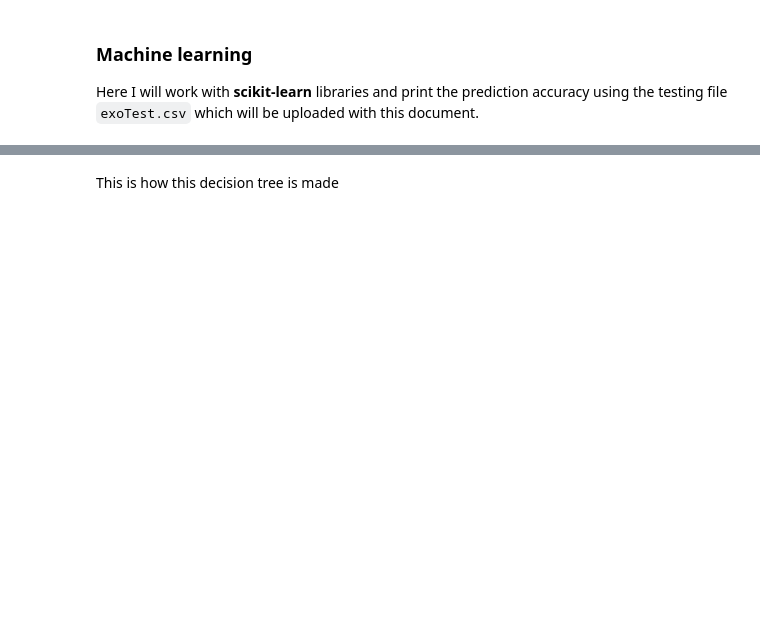
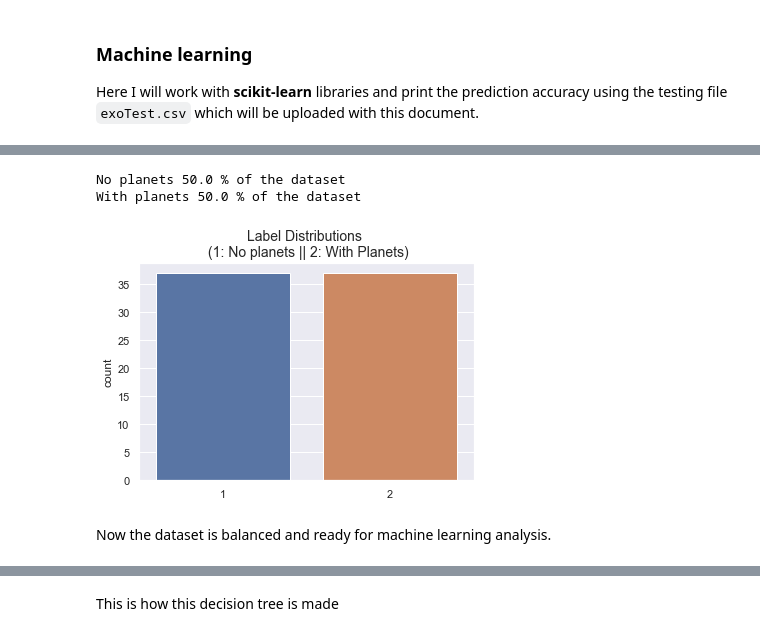
Before and after one commit to techshot25/KeplerData, a Jupyter notebook: exoPlanets.ipynb, the cells around one changed output, grey strips where cells are left out. Saved outputs shown, nothing was run; the diff lists cells and outputs as text; code cells hidden in the pictures; blank space fills up the shorter version.

```diff
--- a/exoPlanets.ipynb
+++ b/exoPlanets.ipynb
@@ -141,3 +168,16 @@ y_test = test['LABEL']
+# %%
+print('No planets', round(np.count_nonzero(y == 1)/len(y) * 100,2), '% of the dataset')
+print('With planets', round(np.count_nonzero(y == 2)/len(y) * 100,2), '% of the dataset')
+
+
+sns.countplot(y)
+plt.title('Label Distributions \n (1: No planets || 2: With Planets)', fontsize=14);
+# %% [output]
+No planets 50.0 % of the dataset
+With planets 50.0 % of the dataset
+[figure, added]
+# %% [markdown]
+Now the dataset is balanced and ready for machine learning analysis.
 # %%
 # this is Decision Tree Classifier method
 from sklearn import tree
```
Also changed, not shown: parts of 13 cells of this notebook.
